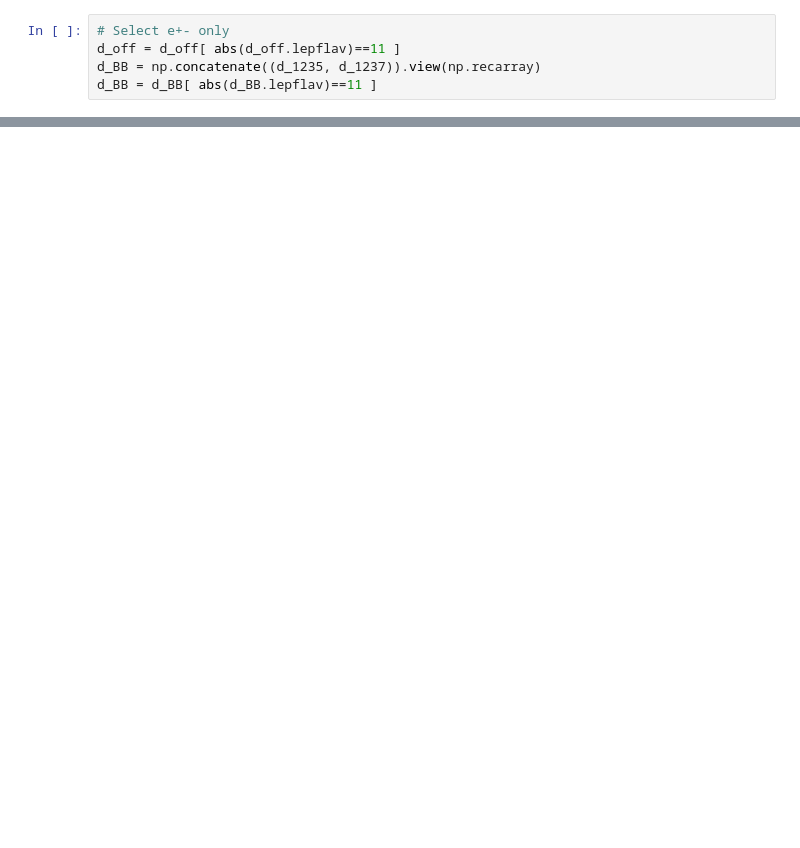
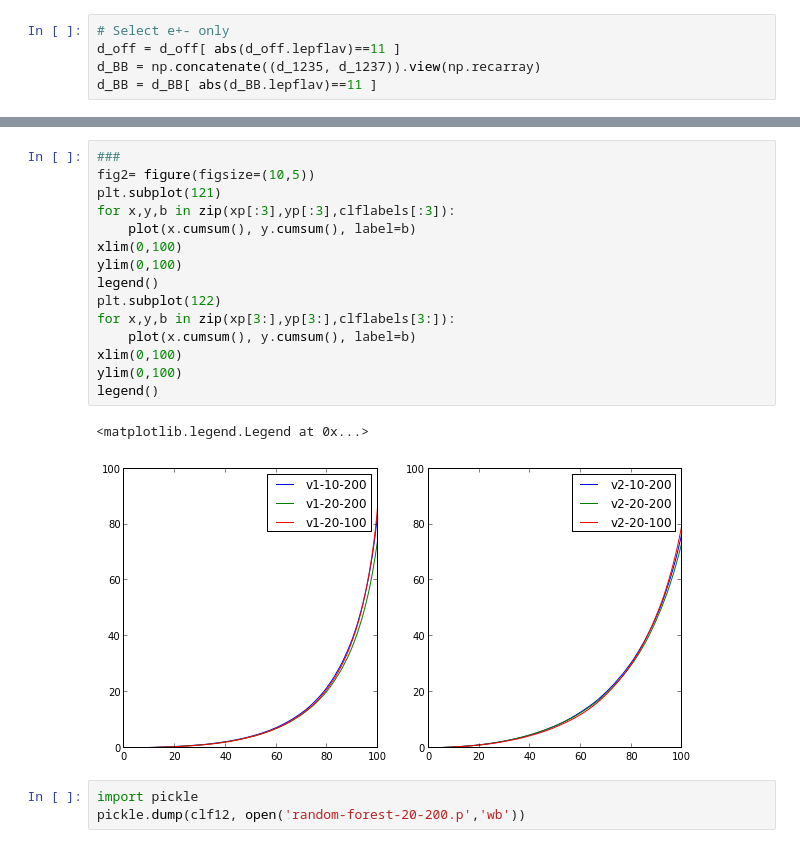
Before and after one commit to gitcheng/dilep_nb, a Jupyter notebook: singlevar_train.ipynb, the cells around one changed output, grey strips where cells are left out. Cells and saved outputs as stored; diff of their text form; blank space fills up the shorter version.

```diff
--- a/singlevar_train.ipynb
+++ b/singlevar_train.ipynb
@@ -62,0 +174,21 @@ plot_allvars([d_BB, d_off], [r'$B\overline{B}$', 'Off peak'], vars_to_plot, vran
+# %%
+###
+fig2= figure(figsize=(10,5))
+plt.subplot(121)
+for x,y,b in zip(xp[:3],yp[:3],clflabels[:3]):
+    plot(x.cumsum(), y.cumsum(), label=b)
+xlim(0,100)
+ylim(0,100)
+legend()
+plt.subplot(122)
+for x,y,b in zip(xp[3:],yp[3:],clflabels[3:]):
+    plot(x.cumsum(), y.cumsum(), label=b)
+xlim(0,100)
+ylim(0,100)
+legend()
+# %% [output]
+<matplotlib.legend.Legend at 0x...>
+[figure, added]
+# %%
+import pickle
+pickle.dump(clf12, open('random-forest-20-200.p','wb'))
```
Also changed, not shown: parts of 9 cells of this notebook, 6 other files.
